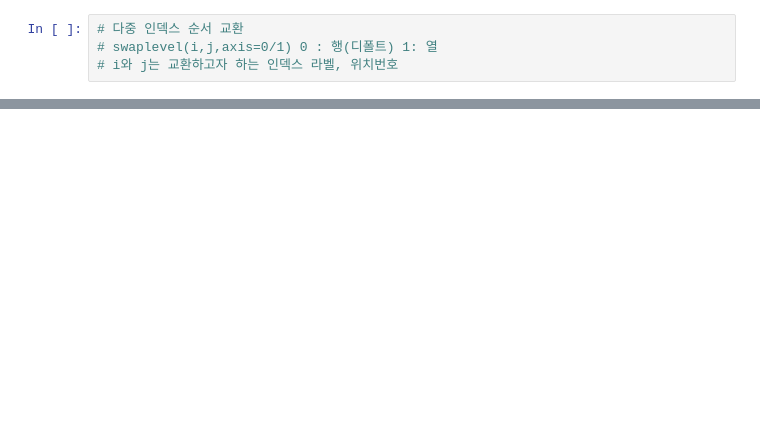
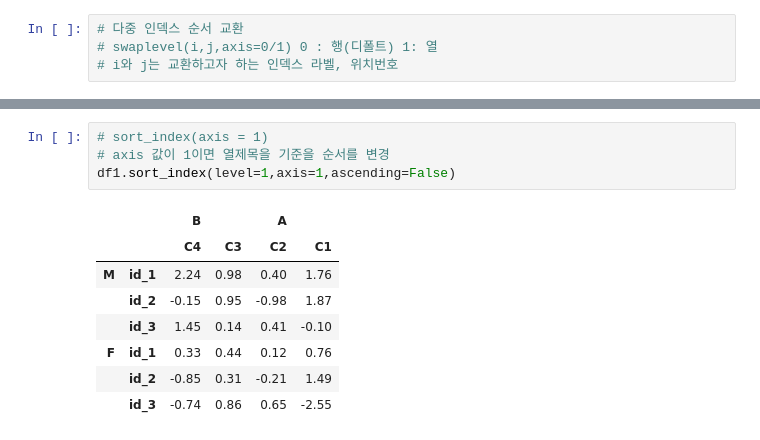
Before and after one commit to jeonchangdo/DataScience, a Jupyter notebook: source_code/Note_1-5_pandas_practice(multiple_index).ipynb, the cells around one changed output, grey strips where cells are left out. Drawn from its saved outputs; the diff is of its cells as text; blank space fills up the shorter version.

```diff
--- a/source_code/Note_1-5_pandas_practice(multiple_index).ipynb
+++ b/source_code/Note_1-5_pandas_practice(multiple_index).ipynb
@@ -585,0 +610,13 @@ df2
+# %%
+# sort_index(axis = 1)
+# axis 값이 1이면 열제목을 기준을 순서를 변경
+df1.sort_index(level=1,axis=1,ascending=False)
+# %% [output]
+|  |  | B |  | A |  |
+|  |  | C4 | C3 | C2 | C1 |
+| M | id_1 | 2.24 | 0.98 | 0.40 | 1.76 |
+|  | id_2 | -0.15 | 0.95 | -0.98 | 1.87 |
+|  | id_3 | 1.45 | 0.14 | 0.41 | -0.10 |
+| F | id_1 | 0.33 | 0.44 | 0.12 | 0.76 |
+|  | id_2 | -0.85 | 0.31 | -0.21 | 1.49 |
+|  | id_3 | -0.74 | 0.86 | 0.65 | -2.55 |
```
Also changed, not shown: parts of 14 cells of this notebook, 3 other files.
